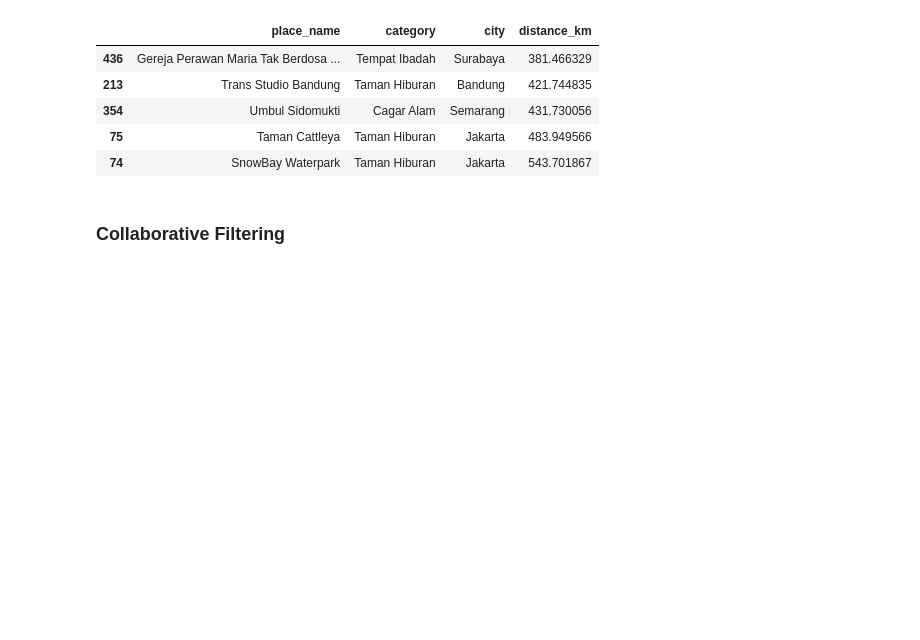
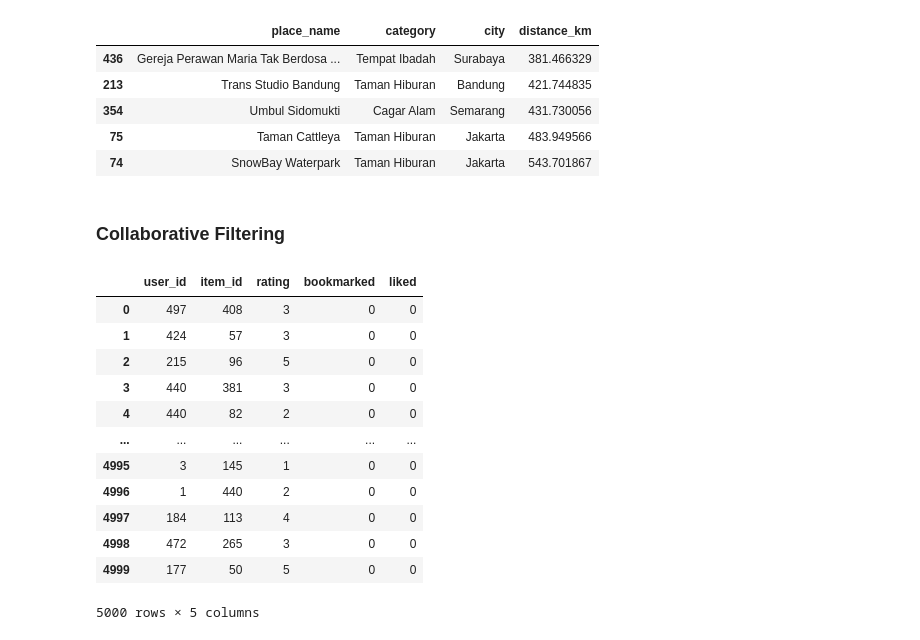
Before and after one commit to DestinAsyik/ML, a Jupyter notebook: recom.ipynb, the cells around one changed output. Cells and saved outputs as stored; diff of their text form; code cells hidden in the pictures; blank space fills up the shorter version.

```diff
--- a/recom.ipynb
+++ b/recom.ipynb
@@ -362,0 +370,43 @@ item_input = tf.keras.layers.Input(shape=(1,))
+# %%
+n_users = 500
+n_items = 512
+# %%
+review_data = {
+    'user_id': np.random.randint(1, n_users + 1, 5000),
+    'item_id': np.random.randint(1, n_items + 1, 5000),
+    'rating': np.random.randint(1, 6, 5000)
+}
+bookmark_data = {
+    'user_id': np.random.randint(1, n_users + 1, 2000),
+    'item_id': np.random.randint(1, n_items + 1, 2000),
+    'bookmarked': 1
+}
+like_data = {
+    'user_id': np.random.randint(1, n_users + 1, 2000),
+    'item_id': np.random.randint(1, n_items + 1, 2000),
+    'liked': 1
+}
+# %%
+review = pd.DataFrame(review_data)
+bookmark = pd.DataFrame(bookmark_data)
+like = pd.DataFrame(like_data)
+# %%
+data = review.merge(bookmark, on=['user_id', 'item_id'], how='left').merge(like, on=['user_id', 'item_id'], how='left')
+data['bookmarked'] = data['bookmarked'].fillna(0).astype(int)
+data['liked'] = data['liked'].fillna(0).astype(int)
+# %%
+data
+# %% [output]
+|  | user_id | item_id | rating | bookmarked | liked |
+| 0 | 497 | 408 | 3 | 0 | 0 |
+| 1 | 424 | 57 | 3 | 0 | 0 |
+| 2 | 215 | 96 | 5 | 0 | 0 |
+| 3 | 440 | 381 | 3 | 0 | 0 |
+| 4 | 440 | 82 | 2 | 0 | 0 |
+| ... | ... | ... | ... | ... | ... |
+| 4995 | 3 | 145 | 1 | 0 | 0 |
+| 4996 | 1 | 440 | 2 | 0 | 0 |
+| 4997 | 184 | 113 | 4 | 0 | 0 |
+| 4998 | 472 | 265 | 3 | 0 | 0 |
+| 4999 | 177 | 50 | 5 | 0 | 0 |
+5000 rows × 5 columns
```
Also changed, not shown: parts of 35 cells of this notebook, 4 other files.
